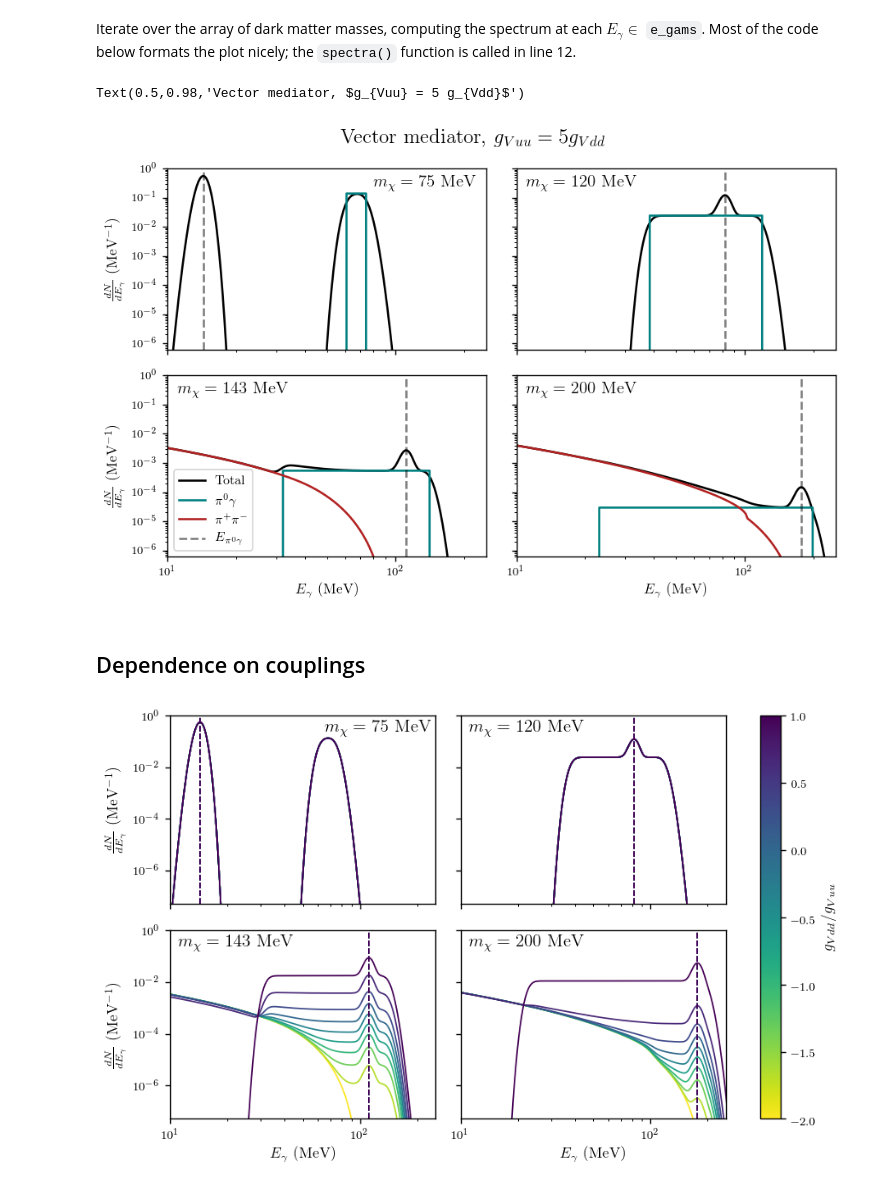
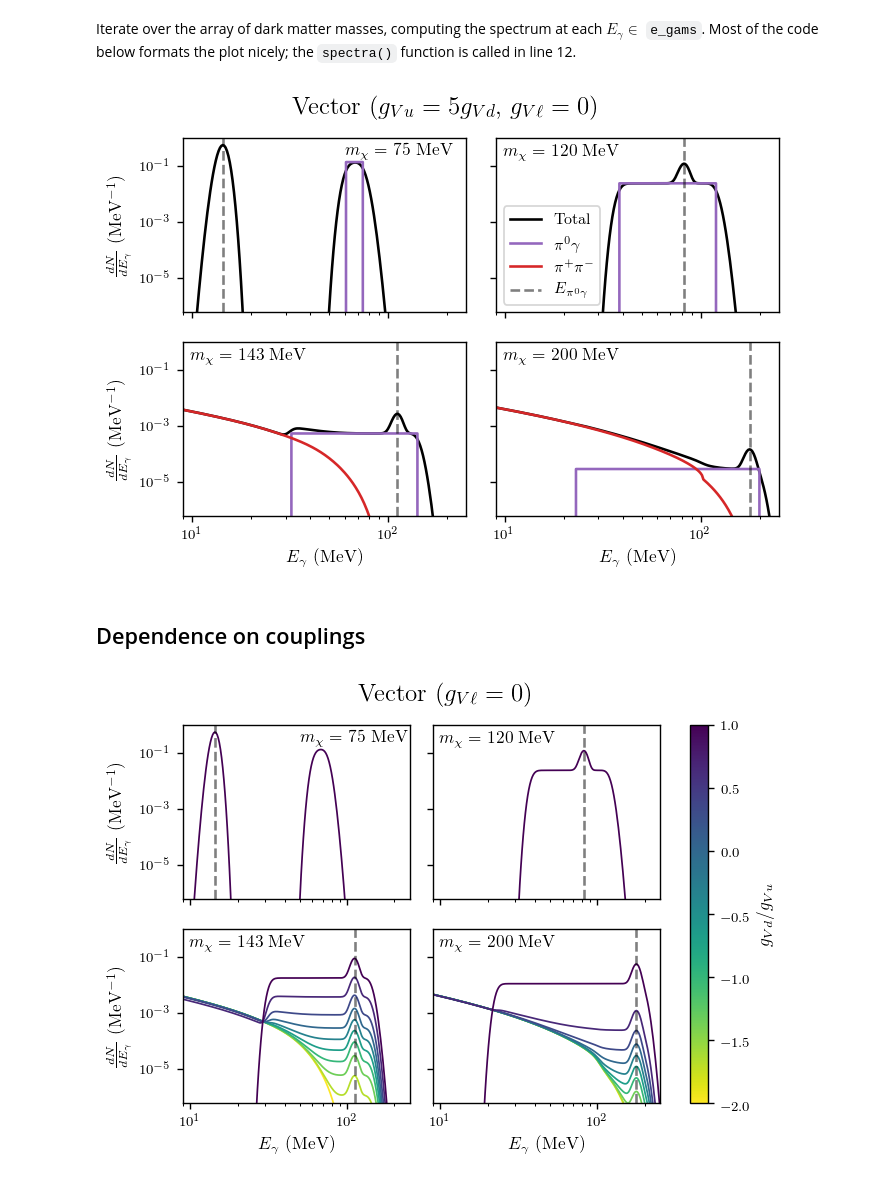
Before and after one commit to LoganAMorrison/Hazma, a Jupyter notebook: tutorials/vector_mediator_spectra.ipynb, the cells around one changed output. Saved outputs shown, nothing was run; the diff lists cells and outputs as text; code cells hidden in the pictures.

```diff
--- a/tutorials/vector_mediator_spectra.ipynb
+++ b/tutorials/vector_mediator_spectra.ipynb
@@ -2,4 +2,4 @@
 import matplotlib.pyplot as plt
 import numpy as np
 
-colors = 2*[c["color"] for c in plt.rcParams["axes.prop_cycle"]]
+from utilities import get_tex_label, get_color, latex_text_width_1col
@@ -8,17 +6,3 @@ This function makes nice $\LaTeX$ labels for different final states
-# %%
-def get_tex_label(fs):
-    tex_label = r"$"+ fs
-    tex_label = tex_label.replace("pi0", "\pi^0")
-    tex_label = tex_label.replace("pi pi", "\pi^+ \pi^-")
-    tex_label = tex_label.replace("mu mu", "\mu^+ \mu^-")
-    tex_label = tex_label.replace("g", "\gamma")
-    tex_label = tex_label.replace("e e", "e^+ e^-")
-    return tex_label + r"$"
-
-def get_color(fs):
-#     fss = sorted(list(set(ScalarMediator.list_final_states() + VectorMediator.list_final_states())))
-    fss = ["pi0 pi0", "pi pi", "mu mu", "e e", "pi0 g", "g g", "pi0 pi pi", "s s", "v v"]
-    return list(plt.rcParams["axes.prop_cycle"])[fss.index(fs)]["color"]
 # %% [markdown]
 These imports give access to COMPTEL's energy resolution and a function to convolve a spectrum with a detector's smearing function. We will use these to understand how lines contribute to the spectrum for this model.
 # %%
@@ -35,7 +19,8 @@ This section examines the dependence of the spectra on the dark matter mass. The
 # %% [markdown]
 Create a `VectorMediator` object. The values of couplings to leptons and the strange quark and well as $m_V$ are irrelevant to our focus. The initial value of $m_\chi$ does not matter since it will shortly be changed. The velocity dispersion in the Milky Way $v_\chi \sim 10^{-3}$ is defined here, as it was above.
 # %%
-vm_args = {"mx": 250., "mv": 1000., "gvxx": 1., "gvuu": 1., "gvdd": 0.2, "gvss": 0., "gvee": 0., "gvmumu": 0.}
+vm_args = {"mx": 250., "mv": 1000., "gvxx": 1., "gvuu": 1., "gvdd": 0.2,
+           "gvss": 0., "gvee": 0., "gvmumu": 0.}
 vm = VectorMediator(**vm_args)
 
 vx_mw = 1.0e-3  # approximate Milky Way velocity dispersion
@@ -54,7 +39,7 @@ mxs = np.array([75., 120., 143., 200.]).reshape((n_subplot_rows, n_subplot_cols)
 # %% [markdown]
 Iterate over the array of dark matter masses, computing the spectrum at each $E_\gamma \in$ `e_gams`. Most of the code below formats the plot nicely; the `spectra()` function is called in line 12.
 # %%
-plt.figure(figsize=(7.5, 5))
+plt.figure(figsize=(latex_text_width_1col, 0.7*latex_text_width_1col))
 
 # Iterate over the values, row and column indices of mxs
 it = np.nditer(mxs, flags=['multi_index'])
@@ -80,42 +65,43 @@ while not it.finished:
 
     # Mark the lines' energies
     for ch, line in vm.gamma_ray_lines(e_cm).iteritems():
         plt.axvline(line["energy"], linestyle='--', color="k", alpha=0.5, linewidth=1.5, label=r"$E_{\pi^0\gamma}$")
 
     ### Formatting
     # Set axis limits
-    plt.xlim(10, 250)
+    plt.xlim(9, 250)
     plt.ylim(6e-7, 1e0)
 
     # Only draw the legend for the first subplot
-    if idx == 2:
+    if idx == 1:
         plt.legend(loc="lower left")
 
     # Only show ticks and axis labels for subplots on the left and bottom
     if row_idx != n_subplot_rows - 1:
         plt.tick_params(labelbottom="off")
     else:
         plt.xlabel(r"$E_\gamma$ (MeV)")
     if col_idx % n_subplot_cols != 0:
         plt.tick_params(labelleft="off")
     else:
         plt.ylabel(r"$\frac{dN}{dE_\gamma}$ (MeV$^{-1}$)")
 
     # Label subplot with dark matter mass
     if (row_idx, col_idx) == (0, 0):
-        plt.text(8e1, 2e-1, r"$m_\chi = %0.f$ MeV" % it[0])
+        plt.text(6e1, 2.18e-1, r"$m_\chi = %0.f$ MeV" % it[0],
+                 fontsize=10)
     else:
-        plt.text(1.1e1, 2e-1, r"$m_\chi = %0.f$ MeV" % it[0])
+        plt.text(9.8e0, 2e-1, r"$m_\chi = %0.f$ MeV" % it[0],
+                 fontsize=10)
 
     it.iternext()
 
-plt.tight_layout(rect=[0, 0.03, 1, 0.95])  # remove some of the space between plots
-plt.suptitle(r"Vector mediator, $g_{Vuu} = %i g_{Vdd}$" % (vm.gvuu/vm.gvdd))
+plt.tight_layout(rect=[0, 0, 1, 0.95])  # remove some of the space between plots
+plt.suptitle(r"Vector ($g_{Vu} = %i g_{Vd}$, $g_{V\ell} = 0$)" % (vm.gvuu/vm.gvdd))
 
-# plt.savefig("figures/vector_spectra.pdf")
+plt.savefig("figures/vector_spectra.pdf")
 # %% [output]
-Text(0.5,0.98,'Vector mediator, $g_{Vuu} = 5 g_{Vdd}$')
-[figure, old version]
+[figure, new version]
 # %% [markdown]
 ## Dependence on couplings
 # %%
@@ -158,7 +145,9 @@ for mx in mxs.flatten():
 
         spectra_det[(mx, ratio)] = dnde_det(e_gams)
 # %%
-fig, axes = plt.subplots(nrows=n_subplot_rows, ncols=n_subplot_cols, figsize=(7.5, 5), sharex=True, sharey=True)
+fig, axes = plt.subplots(nrows=n_subplot_rows, ncols=n_subplot_cols,
+                         figsize=(latex_text_width_1col, 0.7*latex_text_width_1col),
+                         sharex=True, sharey=True)
 
 # Iterate over the values, row and column indices of mxs
 it = np.nditer(mxs, flags=['multi_index'])
@@ -168,15 +157,20 @@ while not it.finished:
     row_idx, col_idx = it.multi_index  # current row and column indices
     ax = axes[row_idx, col_idx]
 
-    for ratio in ratios:
-        ax.loglog(e_gams, spectra_det[(float(it[0]), ratio)], color=m.to_rgba(ratio), linewidth=1)
+    # Only plot one curve if they all overlap
+    ratios_to_plot = ratios if row_idx == 1 else ratios[[-1]]
+    for ratio in ratios_to_plot:
+        ax.loglog(e_gams, spectra_det[(float(it[0]), ratio)],
+                  color=m.to_rgba(ratio), linewidth=1)
         e_cm = 2.*it[0] * (1. + 0.5 * vx_mw)
-        ax.axvline((e_cm**2 - mpi0**2) / (2. * e_cm), linestyle='--', color=m.to_rgba(ratio), linewidth=1)
+
+    ax.axvline((e_cm**2 - mpi0**2) / (2. * e_cm),
+               linestyle='--', color="k", alpha=0.5, linewidth=1.5)
 
     ### Formatting
     # Set axis limits
-    plt.xlim(10, 250)
-    plt.ylim(5e-8, 1e0)
+    plt.xlim(9, 250)
+    plt.ylim(6e-7, 1e0)
 
     # Only show ticks and axis labels for subplots on the left and bottom
     if row_idx != n_subplot_rows - 1:
@@ -190,17 +184,19 @@ while not it.finished:
 
     # Label subplot with dark matter mass
     if (row_idx, col_idx) == (0, 0):
-        ax.text(6.5e1, 2e-1, r"$m_\chi = %0.f$ MeV" % it[0])
+        ax.text(5e1, 2.18e-1, r"$m_\chi = %0.f$ MeV" % it[0],
+                 fontsize=10)
     else:
-        ax.text(1.1e1, 2e-1, r"$m_\chi = %0.f$ MeV" % it[0])
+        ax.text(9.8e0, 2e-1, r"$m_\chi = %0.f$ MeV" % it[0],
+                 fontsize=10)
 
     it.iternext()
 
-plt.tight_layout(rect=[0, 0.03, 1, 0.95])  # remove some of the space between plots
-# plt.suptitle(r"Vector mediator")
+plt.tight_layout(rect=[0, 0, 1, 0.95])  # remove some of the space between plots
+plt.suptitle(r"Vector ($g_{V\ell} = 0$)")
 
-fig.colorbar(m, ax=axes.ravel().tolist()).set_label(r"$g_{Vdd} / g_{Vuu}$")
+fig.colorbar(m, ax=axes.ravel().tolist()).set_label(r"$g_{Vd} / g_{Vu}$")
 
 plt.savefig("figures/vector_spectra_coupling_dependence.pdf")
 # %% [output]
-[figure, old version]
+[figure, new version]
```
Also changed, not shown: parts of 2 cells of this notebook, 7 other files.
